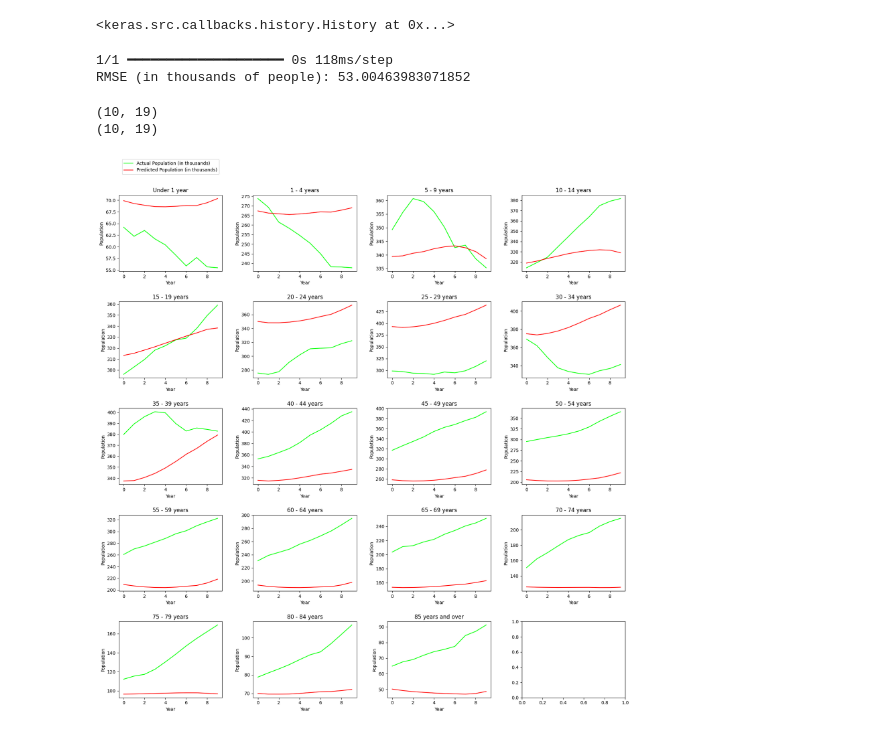
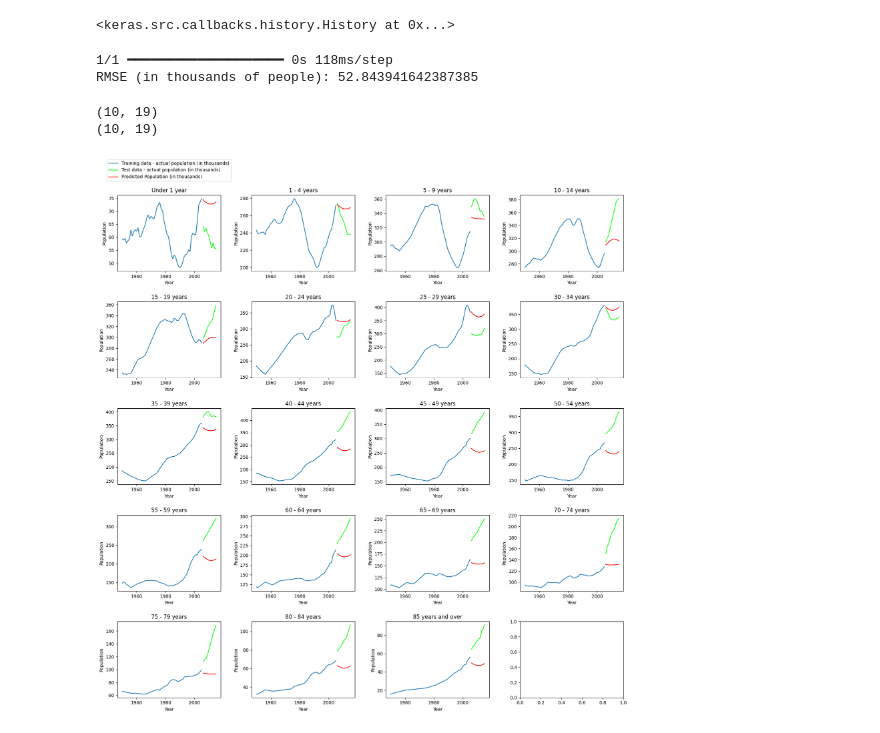
Before and after one commit to oOoOoOo0o/LM051-FYP, a Jupyter notebook: lstm/age-groups.ipynb, the cells around one changed output. Saved outputs shown, nothing was run; the diff lists cells and outputs as text; code cells hidden in the pictures.

```diff
--- a/lstm/age-groups.ipynb
+++ b/lstm/age-groups.ipynb
@@ -19,7 +19,7 @@ scaler = MinMaxScaler()
 df_scaled = scaler.fit_transform(df.drop(columns=['Year']))
 
 train_split_size = int(len(df_scaled) * 0.8)
-train_df, test_df = df_scaled[:train_split_size], df_scaled[train_split_size:]
+train_df, test_df = df_scaled[:train_split_size + 1], df_scaled[train_split_size:]
 # %%
 def create_df(df, lag):
     X, y = [], []
@@ -57,7 +57,7 @@ rmse = root_mean_squared_error(y_test_actual, pred_actual)
 print(f"RMSE (in thousands of people): {rmse}")
 # %% [output]
 1/1 ━━━━━━━━━━━━━━━━━━━━ 0s 118ms/step
-RMSE (in thousands of people): 53.00463983071852
+RMSE (in thousands of people): 52.843941642387385
 # %%
 print(pred_actual.shape)  # Should be (num_samples, 19)
 print(y_test_actual.shape)  # Should be (num_samples, 19)
@@ -67,18 +67,25 @@ print(y_test_actual.shape)  # Should be (num_samples, 19)
 # %%
 age_groups = np.array(['Under 1 year', '1 - 4 years', '5 - 9 years', '10 - 14 years', '15 - 19 years', '20 - 24 years', '25 - 29 years', '30 - 34 years', '35 - 39 years', '40 - 44 years', '45 - 49 years', '50 - 54 years', '55 - 59 years', '60 - 64 years', '65 - 69 years', '70 - 74 years', '75 - 79 years', '80 - 84 years', '85 years and over'])
 
 fig, axes = plt.subplots(nrows=5, ncols=4, figsize=(20, 20))
 axes = axes.flatten()
 
+train_years = df['Year'][:len(y_train)]
+test_years = df['Year'][len(y_train):len(y_train) + len(y_test)]
+x_ticks = list(train_years) + list(test_years)
+
+y_train_actual = scaler.inverse_transform(y_train)
+
 for idx, (ag, ax) in enumerate(zip(age_groups, axes)):
-    ax.plot(y_test_actual[:, idx], label='Actual Population (in thousands)', color='lime')
-    ax.plot(pred_actual[:, idx], label='Predicted Population (in thousands)', color='red')
+    ax.plot(train_years, y_train_actual[:, idx], label='Training data - actual population (in thousands)')
+    ax.plot(test_years, y_test_actual[:, idx], label='Test data - actual population (in thousands)', color='lime')
+    ax.plot(test_years, pred_actual[:, idx], label='Predicted Population (in thousands)', color='red')
     ax.set_title(ag)
     ax.set_xlabel('Year')
     ax.set_ylabel('Population')
 
 axes[0].legend(loc='upper center', bbox_to_anchor=(0.5, 1.5))
 plt.subplots_adjust(hspace=0.4, wspace=0.3)
 plt.show()
 # %% [output]
-[figure, old version]
+[figure, new version]
```
